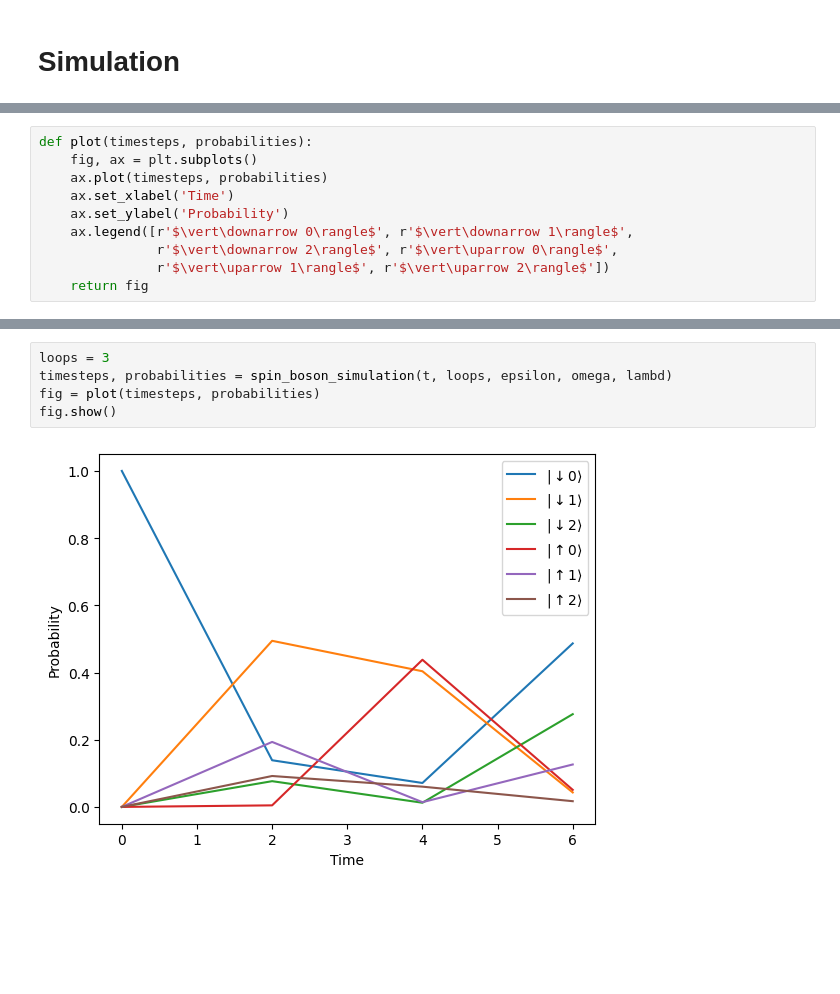
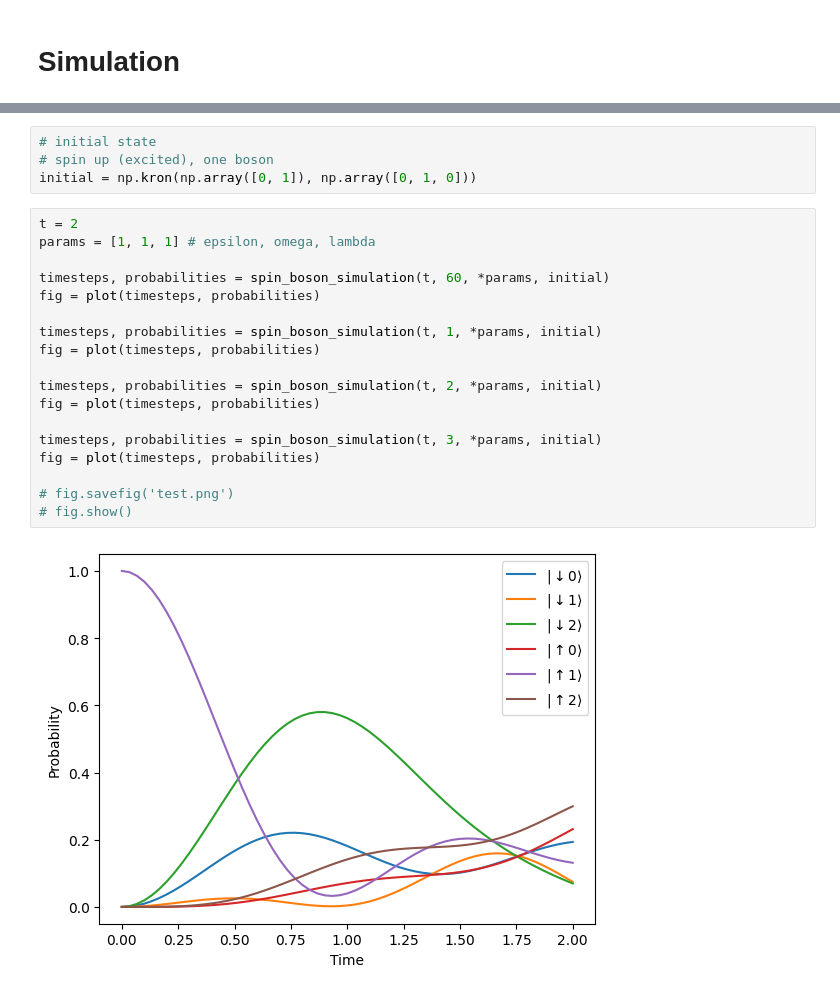
Before and after one commit to BurgerAndreas/q-spin-boson, a Jupyter notebook: excerpts/loop/spin-boson.ipynb, the cells around one changed output, grey strips where cells are left out. Drawn from its saved outputs; the diff is of its cells as text; blank space fills up the shorter version.

Commit message:
parameters for loop

```diff
--- a/excerpts/loop/spin-boson.ipynb
+++ b/excerpts/loop/spin-boson.ipynb
@@ -99,10 +29,0 @@ def spin_boson_simulation(
-# %%
-def plot(timesteps, probabilities):
-    fig, ax = plt.subplots()
-    ax.plot(timesteps, probabilities)
-    ax.set_xlabel('Time')
-    ax.set_ylabel('Probability')
-    ax.legend([r'$\vert\downarrow 0\rangle$', r'$\vert\downarrow 1\rangle$',
-               r'$\vert\downarrow 2\rangle$', r'$\vert\uparrow 0\rangle$',
-               r'$\vert\uparrow 1\rangle$', r'$\vert\uparrow 2\rangle$'])
-    return fig
@@ -137,7 +30,24 @@ fig.show()
-# %%
-loops = 3
-timesteps, probabilities = spin_boson_simulation(t, loops, epsilon, omega, lambd)
-fig = plot(timesteps, probabilities)
-fig.show()
-# %% [output]
-[figure, removed]
+# %%
+# initial state
+# spin up (excited), one boson
+initial = np.kron(np.array([0, 1]), np.array([0, 1, 0]))
+# %%
+t = 2
+params = [1, 1, 1] # epsilon, omega, lambda
+
+timesteps, probabilities = spin_boson_simulation(t, 60, *params, initial)
+fig = plot(timesteps, probabilities)
+
+timesteps, probabilities = spin_boson_simulation(t, 1, *params, initial)
+fig = plot(timesteps, probabilities)
+
+timesteps, probabilities = spin_boson_simulation(t, 2, *params, initial)
+fig = plot(timesteps, probabilities)
+
+timesteps, probabilities = spin_boson_simulation(t, 3, *params, initial)
+fig = plot(timesteps, probabilities)
+
+# fig.savefig('test.png')
+# fig.show()
+# %% [output]
+[figure, added]
```
Also changed, not shown: parts of 12 cells of this notebook, 4 other files.
